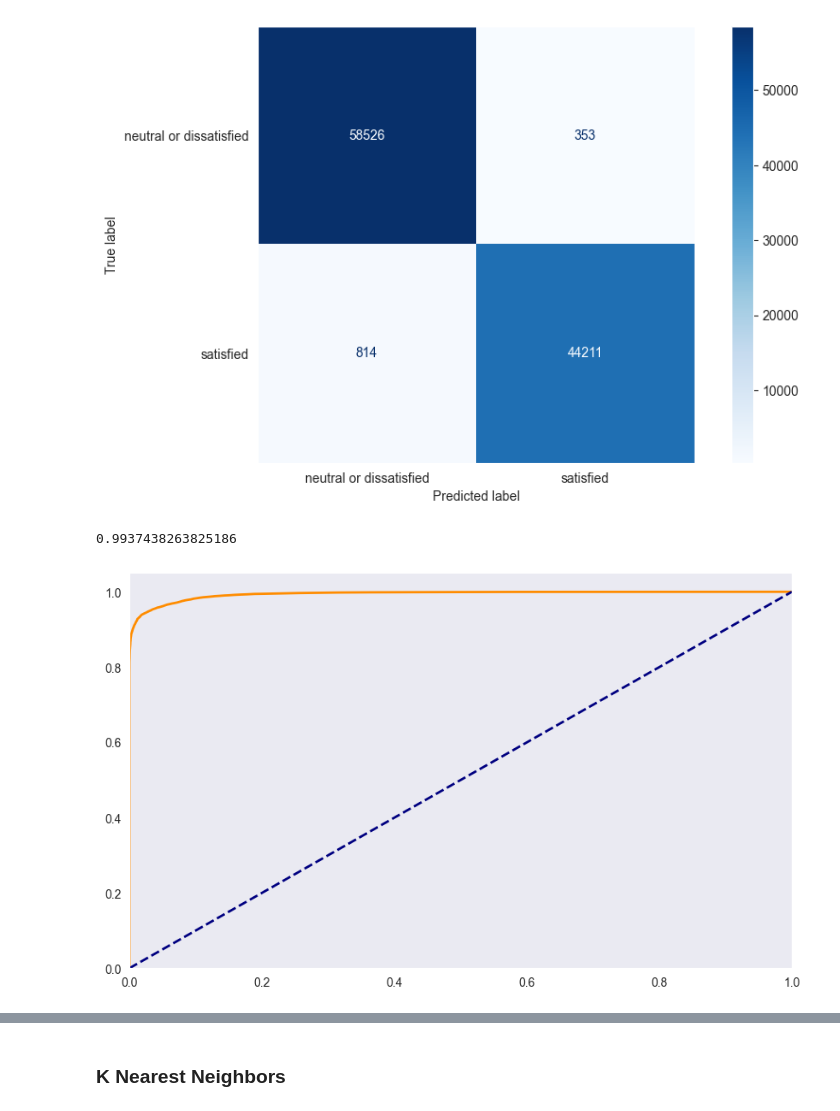
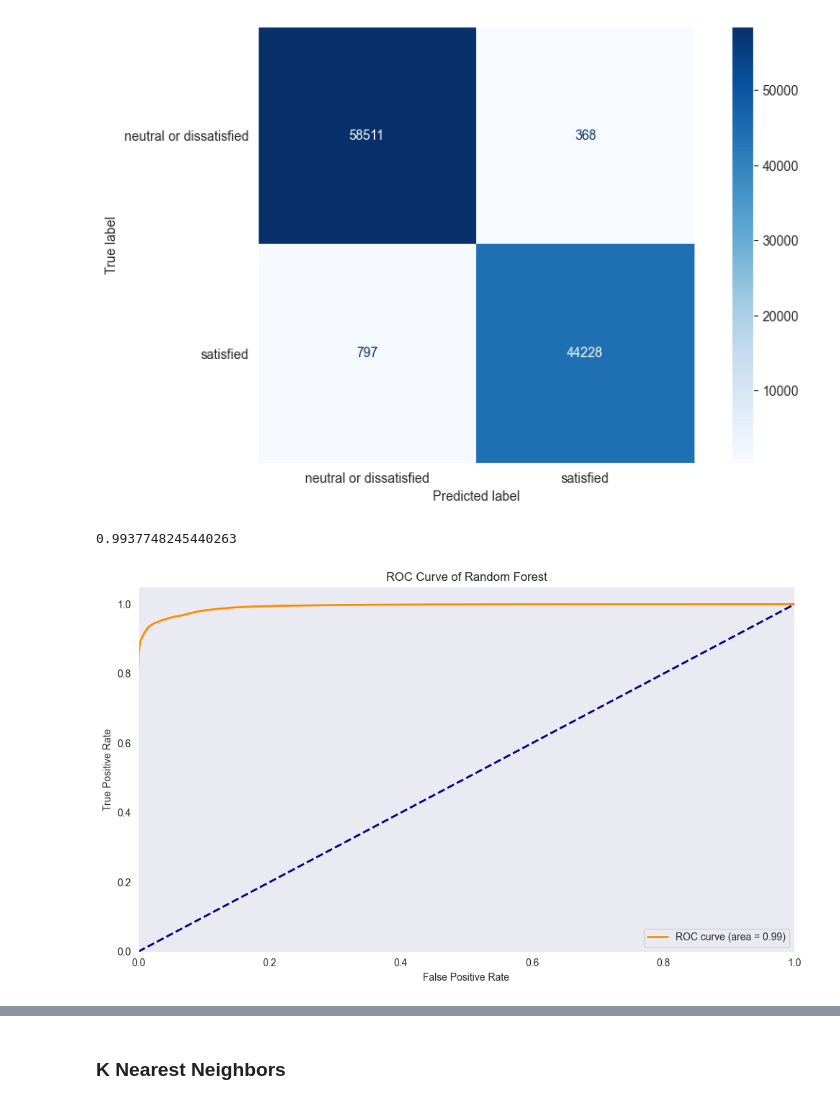
Before and after one commit to danielphilip12/Airline-Satisfaction, a Jupyter notebook: modeling.ipynb, the cells around one changed output, grey strips where cells are left out. Cells and saved outputs as stored; diff of their text form; code cells hidden in the pictures.

```diff
--- a/modeling.ipynb
+++ b/modeling.ipynb
@@ -56,20 +56,6 @@ Index(['gender', 'customer_type', 'age', 'type_of_travel', 'flight_distance',
 
 num_cols = ['age',
  'flight_distance',
- 'inflight_wifi_service',
- 'departure_arrival_time_convenient',
- 'ease_of_online_booking',
- 'gate_location',
- 'food_and_drink',
- 'online_boarding',
- 'seat_comfort',
- 'inflight_entertainment',
- 'on_board_service',
- 'leg_room_service',
- 'baggage_handling',
- 'checkin_service',
- 'inflight_service',
- 'cleanliness',
  'departure_delay_in_minutes',
  'arrival_delay_in_minutes']
 
@@ -239,13 +198,18 @@ rf_probs = pipeline_rf.predict_proba(X_test)[:, 1]
 roc_auc = roc_auc_score(y_test, rf_probs)
 roc_auc
 # %% [output]
-0.9937438263825186
+0.9937748245440263
 # %%
 fpr, tpr, thresh = roc_curve(y_test_int, rf_probs)
 plt.plot(fpr, tpr, color='darkorange', lw=2, label=f'ROC curve (area = {roc_auc:.2f})')
 plt.plot([0, 1], [0, 1], color='navy', lw=2, linestyle='--')
 plt.xlim([0.0, 1.0])
 plt.ylim([0.0, 1.05])
+plt.title("ROC Curve of Random Forest")
+plt.xlabel("False Positive Rate")
+plt.ylabel("True Positive Rate")
+plt.legend()
+plt.tight_layout()
 plt.savefig('./images/rf_roc.png')
 # %% [output]
-[figure, old version]
+[figure, new version]
```
Also changed, not shown: parts of 18 cells of this notebook, 11 other files.
